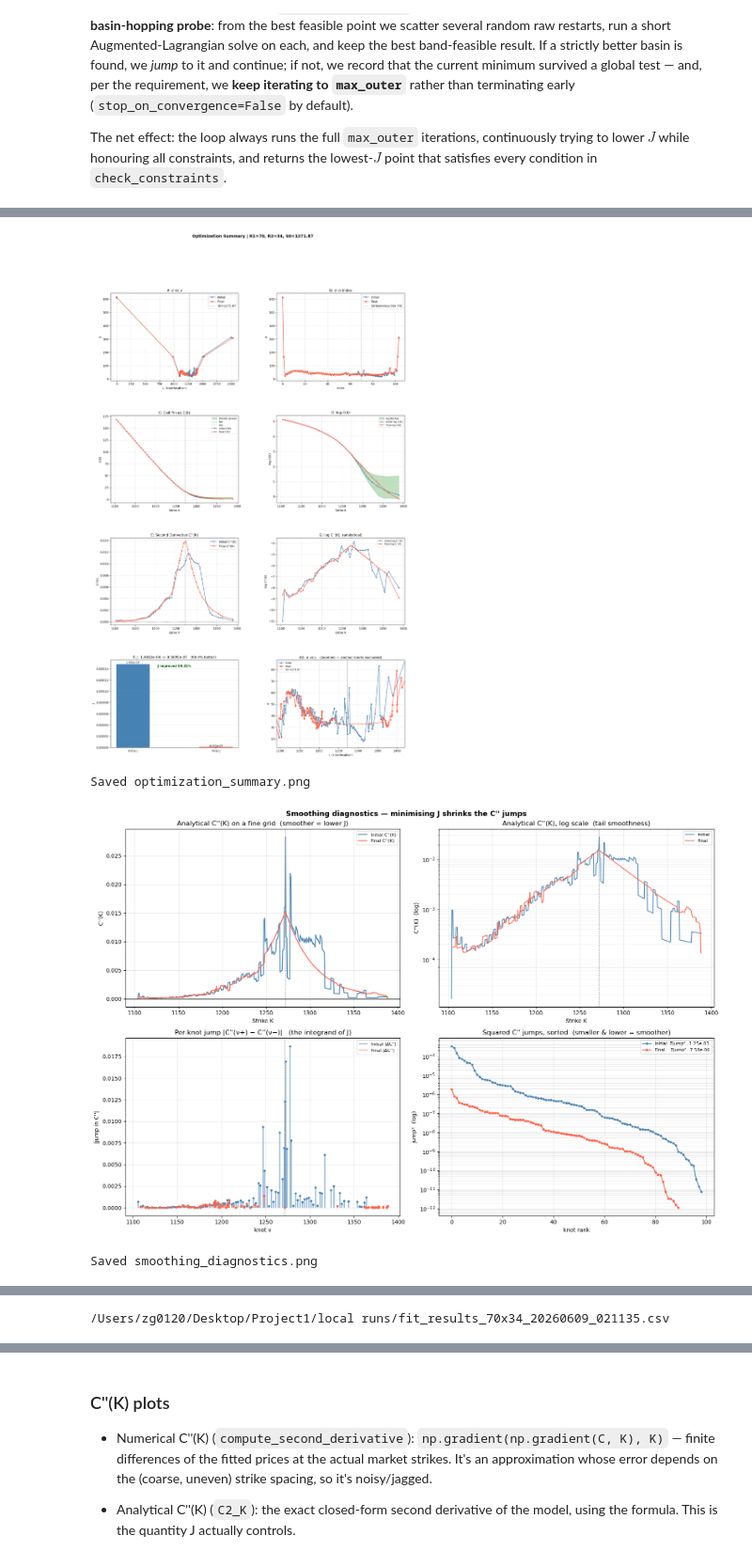
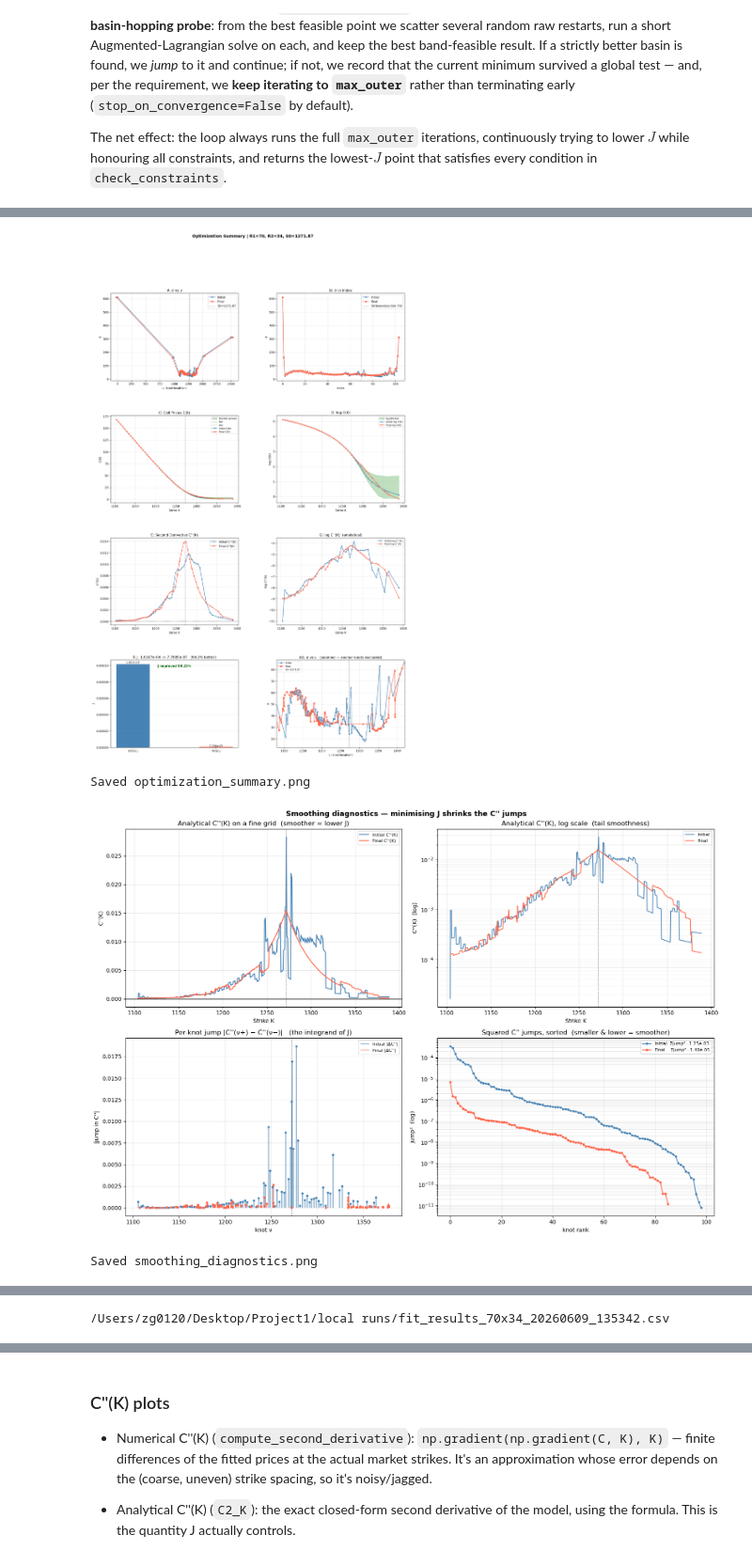
Before and after one commit to ZihanG123/Local-Volatility-Project, a Jupyter notebook: Optimizing_J_AugmentedLagrangian_updated.ipynb, the cells around one changed output, grey strips where cells are left out. Shown at 94% size. Cells and saved outputs as stored; diff of their text form; code cells hidden in the pictures.

```diff
--- a/Optimizing_J_AugmentedLagrangian_updated.ipynb
+++ b/Optimizing_J_AugmentedLagrangian_updated.ipynb
@@ -1009,6 +1066,7 @@ def verify_solution(theta, R1, R2, S0, bid_ask, tol_constraint=1e-6, verbose=Tru
 
 def run_and_plot(R1, R2, S0, sigs1, sigs2, nus1, nus2,
                  loss_fn, generate_call_prices, bid_ask,
+                 weighting=None, spread_power=1.0, spacing_power=1.0,
                  spread_weighting=True, spread_weight_power=1.0, **optimizer_kwargs):
     """One-call wrapper: initial diagnostics -> optimise -> final diagnostics ->
     constraint check -> full plot suite (A-G + IV). Returns the final theta."""
@@ -1016,7 +1074,14 @@ def run_and_plot(R1, R2, S0, sigs1, sigs2, nus1, nus2,
 
     # Configure optional bid/ask-spread weighting of J BEFORE any J is computed,
     # so the initial and final J are measured on the SAME objective.
-    set_J_spread_weighting(bid_ask, enabled=spread_weighting, power=spread_weight_power)
+    #   weighting in {"none","spread","spacing","both"}. If left as None we fall
+    #   back to the legacy spread_weighting flag so old calls keep working.
+    if weighting is None:
+        weighting = "spread" if spread_weighting else "none"
+        _sp_pow = spread_weight_power
+    else:
+        _sp_pow = spread_power
+    set_J_weighting(bid_ask, mode=weighting, spread_power=_sp_pow, spacing_power=spacing_power)
 
     # ── 1. Initial diagnostics ──────────────────────────────────────────────
     theta_init = obtain_theta(R1, R2, S0, sigs1, sigs2, nus1, nus2).clone().detach()
@@ -1266,9 +1331,9 @@ def run_and_plot(R1, R2, S0, sigs1, sigs2, nus1, nus2,
     meta_df = pd.DataFrame({
         "record_type": "meta",
         "key":   ["R1", "R2", "S0", "J_initial", "J_final", "J_pct_improvement",
-                  "spread_weighting", "spread_weight_power"],
+                  "weighting_mode", "spread_power", "spacing_power"],
         "value": [R1, R2, S0, float(J_init.item()), float(J_final.item()), float(pct_improve),
-                  bool(spread_weighting), float(spread_weight_power)],
+                  weighting, float(_sp_pow), float(spacing_power)],
     })
     out_df  = pd.concat([meta_df, param_df, market_df], ignore_index=True)
 
@@ -1440,6 +1503,13 @@ sigs2 = torch.tensor(initial_sigs2, dtype=torch.float64)
 theta_final = run_and_plot(
     R1, R2, S0, sigs1, sigs2, nus1, nus2,
     calculate_J, generate_call_prices, bid_ask,
-    max_outer=80)          # everything else can stay at defaults
+    max_outer=80,
+    # How to weight J's per-knot C'' jumps (on top of the base 1/time_value):
+    #   "none"    -> jump^2 / time_value                              (original)
+    #   "spread"  -> ... * (spread/median_spread)^spread_power
+    #   "spacing" -> ... * (Δν/median_Δν)^spacing_power   (mesh-independent)
+    #   "both"    -> ... * spread_factor * spacing_factor
+    weighting="spacing",
+    spread_power=1.0, spacing_power=1.0)
 # %% [output]
 ================================================================
@@ -1458,8 +1528,8 @@ Starting from improved feasible seed.
   sigs1 > 0                        : True
   sigs2 > 0                        : True
   inside bid/ask band (max viol)   : True  (max_viol=0.00e+00)
   --> check_constraints PASSES          : True
-[figure, old version]
+[figure, new version]
 Saved optimization_summary.png
-[figure, old version]
+[figure, new version]
 Saved smoothing_diagnostics.png
@@ -1484,2 +1554,2 @@ Saved fit results CSV -> /Users/zg0120/Desktop/Project1/local runs/fit_results_7
-/Users/zg0120/Desktop/Project1/local runs/fit_results_70x34_20260609_021135.csv
+/Users/zg0120/Desktop/Project1/local runs/fit_results_70x34_20260609_135342.csv
 # %% [markdown]
```
Also changed, not shown: parts of 12 cells of this notebook.
